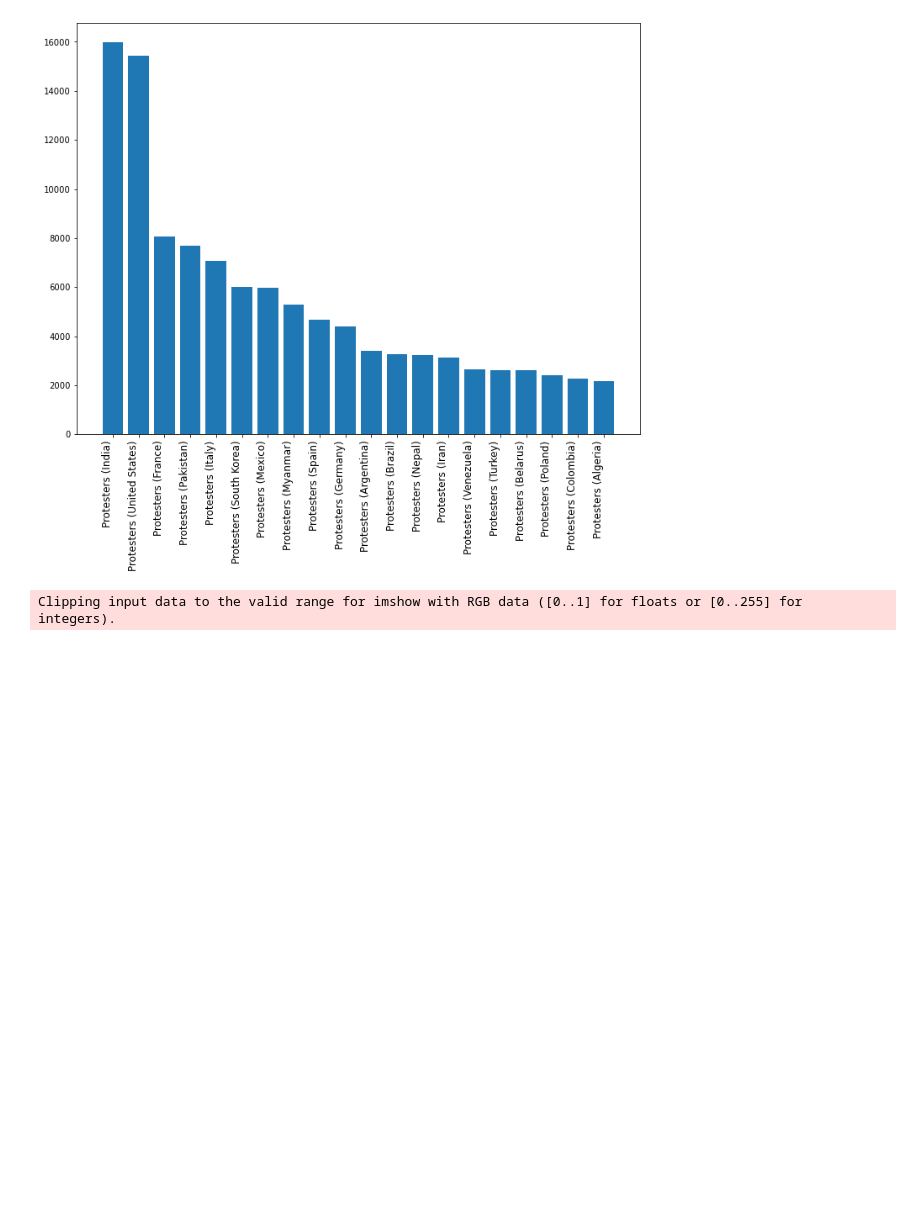
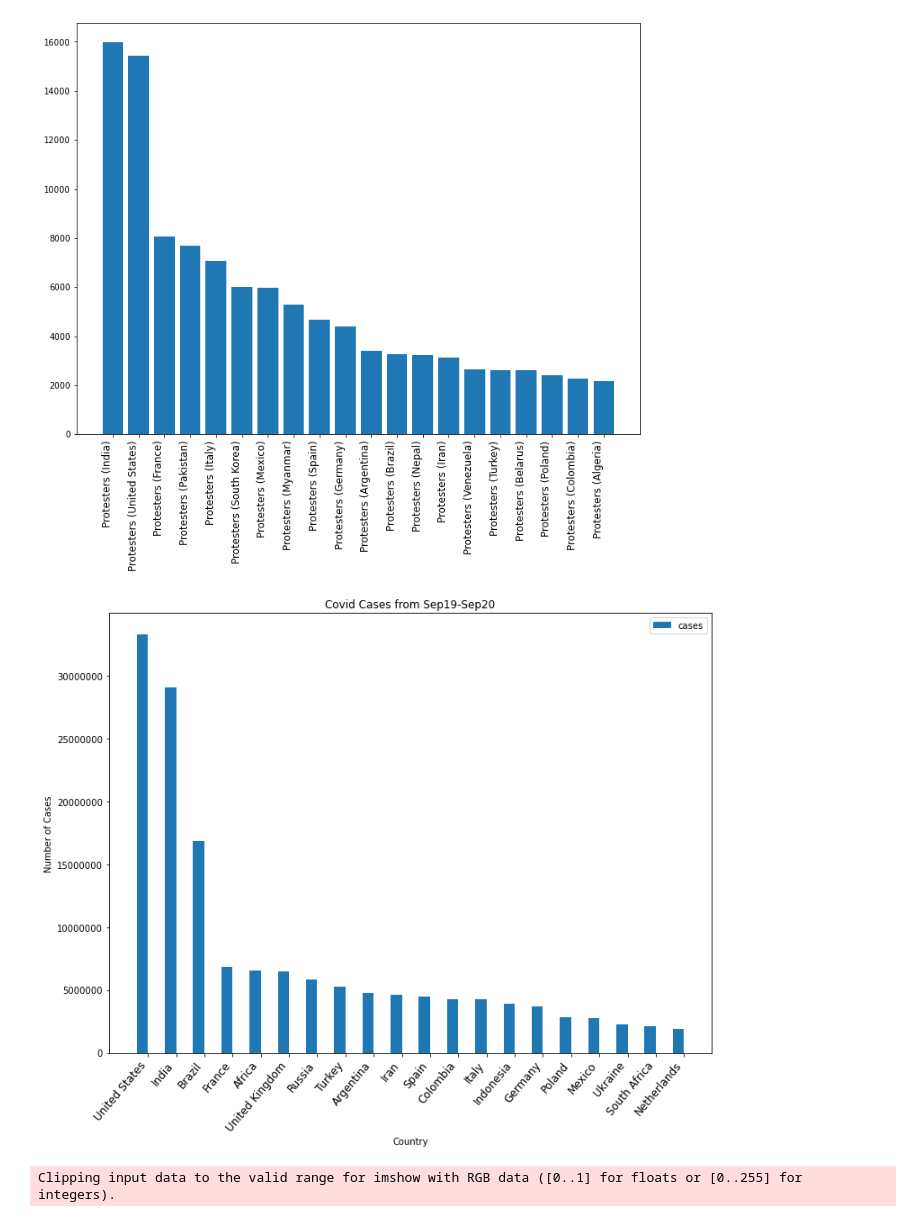
Before and after one commit to morgancoad/acled_data, a Jupyter notebook: notebooks/acled_eda.ipynb, the cells around one changed output. Drawn from its saved outputs; the diff is of its cells as text; code cells hidden in the pictures; blank space fills up the shorter version.

```diff
--- a/notebooks/acled_eda.ipynb
+++ b/notebooks/acled_eda.ipynb
@@ -260,3 +361,7 @@ Protesters (Iraq)              1777
 Protesters (Chile)             1770
 Protesters (Iran)              1721
 dtype: int64
+# %%
+#covid per year sep2020-sep2021
+covid_cases_202009_202109 = df_all_cols[(df_all_cols['date'] > '01 September 2020') & (df_all_cols['date'] <= '31 August 2021')]
+covid_cases_202009_202109
@@ -262,0 +382,4 @@ dtype: int64
+# %%
+#Top 20 Countries with most covid cases in 2020-2021
+top_country_covid_cases_2020_2021 = covid_cases_202009_202109[['location', 'new_cases', 'date']].groupby('location').sum().sort_values(by='new_cases', ascending=False).head(20)
+top_country_covid_cases_2020_2021
@@ -430,6 +644,26 @@ plt.show
 plt.savefig('../images/Protests_bar_2020_2021.png', bbox_inches = 'tight')
 # %% [output]
 [figure]
+# %%
+
+#Graphing Top Channels by views and likes
+fig, ax = plt.subplots(figsize=(12,9))
+cases = top_country_covid_cases_2020_2021['new_cases']
+country = top_country_covid_cases_2020_2021.index
+
+country_axis = np.arange(len(country))
+
+plt.bar(country_axis  - 0.2, cases, 0.4, label = 'cases')
+plt.ticklabel_format(axis='y',style='plain')
+#ax.set_xticklabels(cat_name, rotation=60, horizontalalignment='right', fontsize='12')
+plt.xticks(country_axis , country, rotation=50, horizontalalignment='right', fontsize='12')
+plt.xlabel("Country")
+plt.ylabel("Number of Cases")
+plt.title("Covid Cases from Sep19-Sep20")
+plt.legend()
+plt.show()
+# %% [output]
+[figure, added]
 # %%
 #Graphed (map) sep2021-sep2022
 fig = plt.figure(figsize=(12,9))
```
Also changed, not shown: parts of 16 cells of this notebook, 1 other file.
